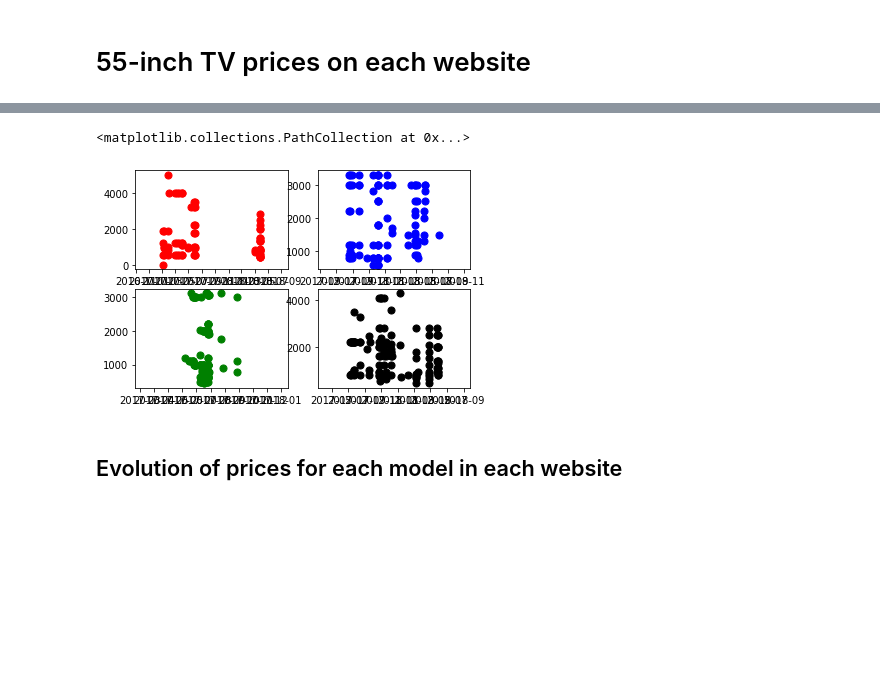
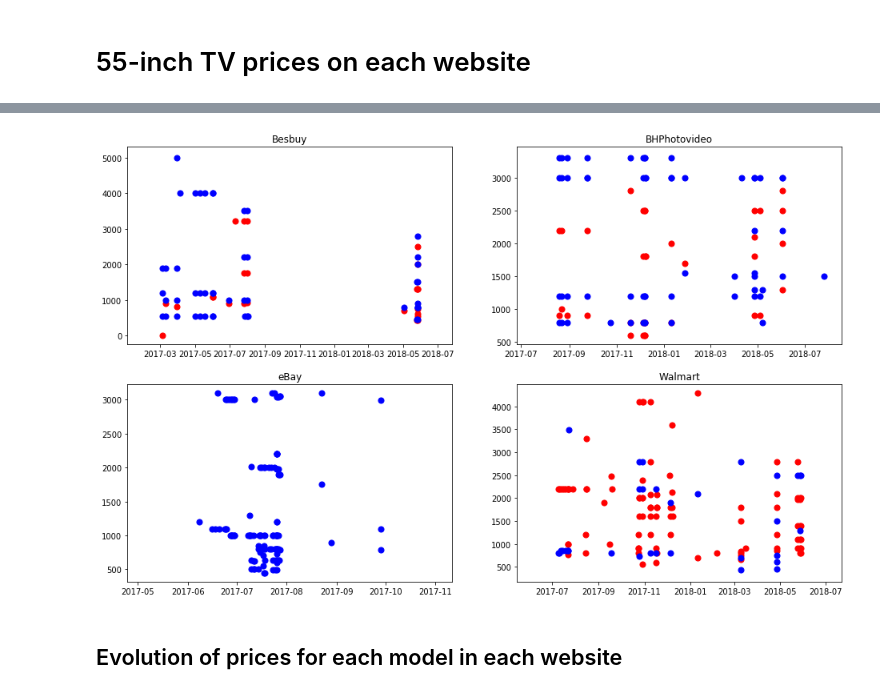
Before and after one commit to sitathomas/NYCDSA_Hackathon_720, a Jupyter notebook: Penetration pricing.ipynb, the cells around one changed output, grey strips where cells are left out. Cells and saved outputs as stored; diff of their text form; code cells hidden in the pictures; blank space fills up the shorter version.

```diff
--- a/Penetration pricing.ipynb
+++ b/Penetration pricing.ipynb
@@ -92,13 +96,20 @@ plt.legend(fontsize=12)
 [figure]
 # %%
-figure, ((ax1, ax2), (ax3, ax4)) = plt.subplots(2, 2)
-ax1.scatter('Date-Seen', 'Price-Min', data=df.loc[df.Website=="bestbuy", :], s=50, c="red")
-ax2.scatter('Date-Seen', 'Price-Min', data=df.loc[df.Website=="bhphotovideo", :], s=50, c="blue")
-ax3.scatter('Date-Seen', 'Price-Min', data=df.loc[df.Website=="ebay", :], s=50, c="green")
-ax4.scatter('Date-Seen', 'Price-Min', data=df.loc[df.Website=="walmart", :], s=50, c="black")
+figure, ((ax1, ax2), (ax3, ax4)) = plt.subplots(2, 2, figsize=(16,10))
+ax1.scatter('Date-Seen', 'Price-Min', data=df.loc[(df.Website=="bestbuy") & (df["On-Sale"]==True)], s=50, c="red")
+ax1.scatter('Date-Seen', 'Price-Min', data=df.loc[(df.Website=="bestbuy") & (df["On-Sale"]==False)], s=50, c="blue")
+ax2.scatter('Date-Seen', 'Price-Min', data=df.loc[(df.Website=="bhphotovideo")  & (df["On-Sale"]==True)], s=50, c="red")
+ax2.scatter('Date-Seen', 'Price-Min', data=df.loc[(df.Website=="bhphotovideo")  & (df["On-Sale"]==False)], s=50, c="blue")
+ax3.scatter('Date-Seen', 'Price-Min', data=df.loc[(df.Website=="ebay")  & (df["On-Sale"]==True)], s=50, c="red")
+ax3.scatter('Date-Seen', 'Price-Min', data=df.loc[(df.Website=="ebay")  & (df["On-Sale"]==False)], s=50, c="blue")
+ax4.scatter('Date-Seen', 'Price-Min', data=df.loc[(df.Website=="walmart")  & (df["On-Sale"]==True)], s=50, c="red")
+ax4.scatter('Date-Seen', 'Price-Min', data=df.loc[(df.Website=="walmart")  & (df["On-Sale"]==False)], s=50, c="blue")
+ax1.title.set_text('Besbuy')
+ax2.title.set_text('BHPhotovideo')
+ax3.title.set_text('eBay')
+ax4.title.set_text('Walmart')
 # %% [output]
-<matplotlib.collections.PathCollection at 0x...>
-[figure, old version]
+[figure, new version]
 # %% [markdown]
 ## Evolution of prices for each model in each website
 # %%
```
Also changed, not shown: parts of 13 cells of this notebook.
